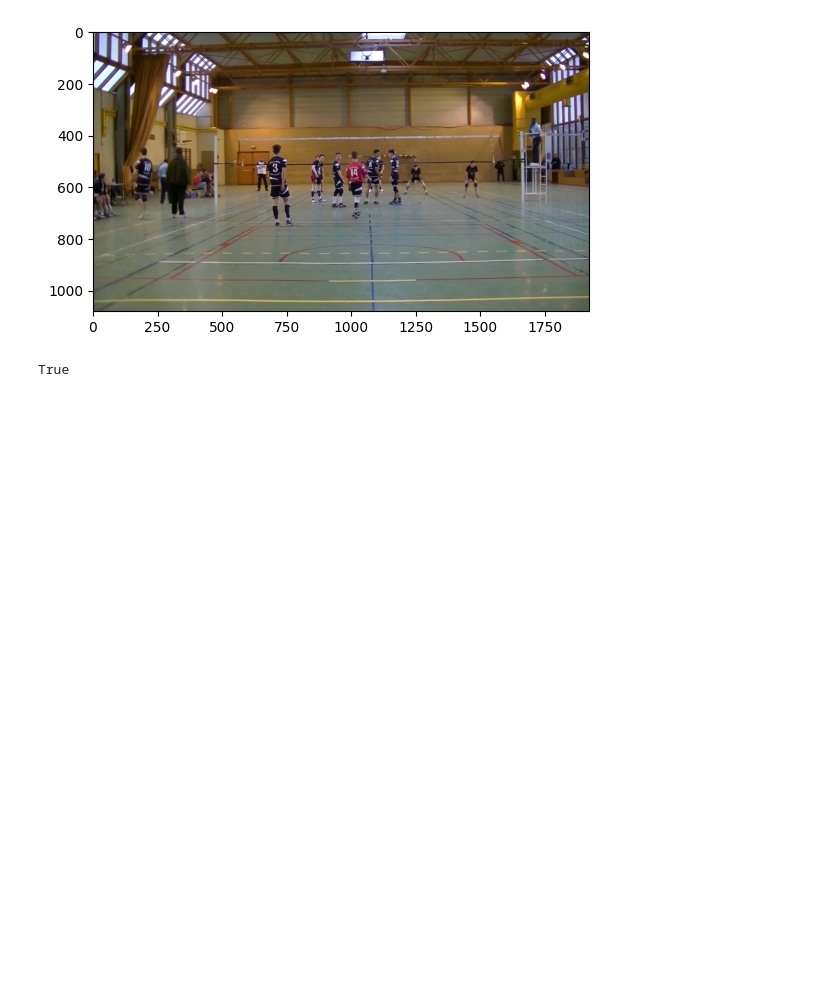
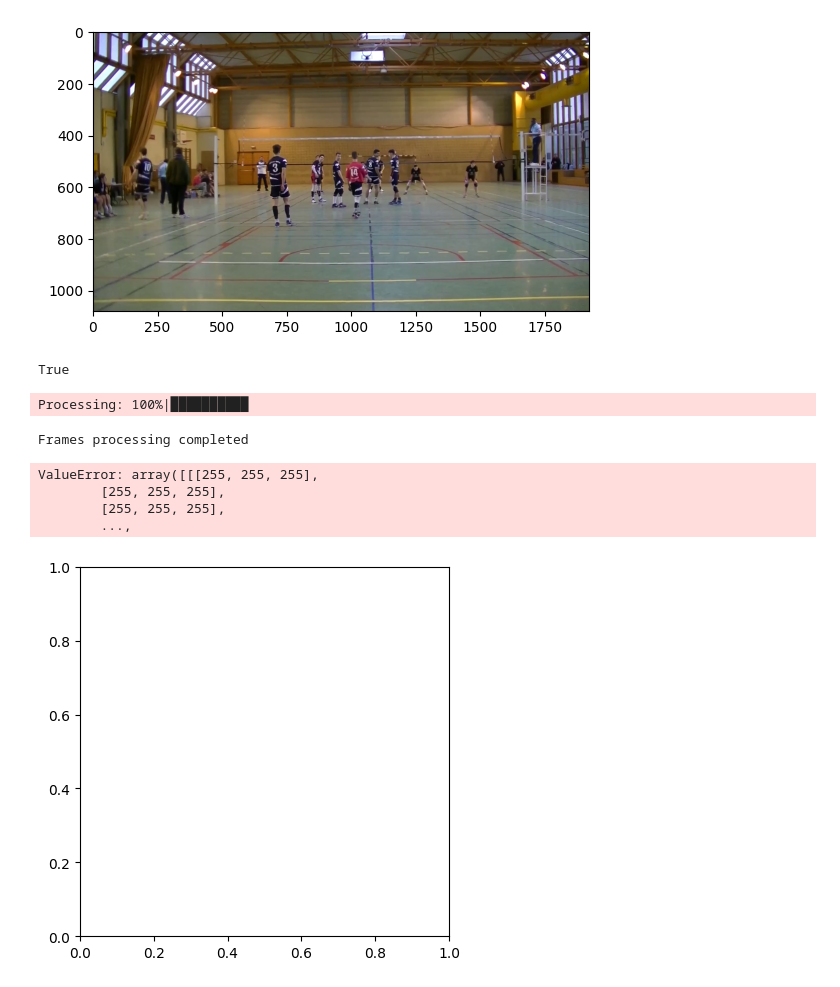
Before and after one commit to robindelebassee/ball_tracker, a Jupyter notebook: video_reader.ipynb, the cells around one changed output. Drawn from its saved outputs; the diff is of its cells as text; code cells hidden in the pictures; blank space fills up the shorter version.

Commit message:
created a class to process input videos

```diff
--- a/video_reader.ipynb
+++ b/video_reader.ipynb
@@ -54,0 +57,19 @@ def read_video(src, limit_output_size=10, offset_between=0):
+# %%
+import os
+VIDEO_FOLDER = 'data/CDF M17 VBALL - Voiron/'
+VIDEO_NAME = 'Vb@ll - Voiron 1er Set 25-21.mkv'
+
+src = os.path.join(VIDEO_FOLDER, VIDEO_NAME)
+# %%
+vid = VideoProcessor(src,limit_output_size=10)
+# %% [output]
+Processing: 100%|██████████
+Frames processing completed
+# %%
+vid.show_video()
+# %% [output]
+ValueError: array([[[255, 255, 255],
+        [255, 255, 255],
+        [255, 255, 255],
+        ...,
+[figure, added]
```
Also changed, not shown: parts of 2 cells of this notebook, 1 other file.
